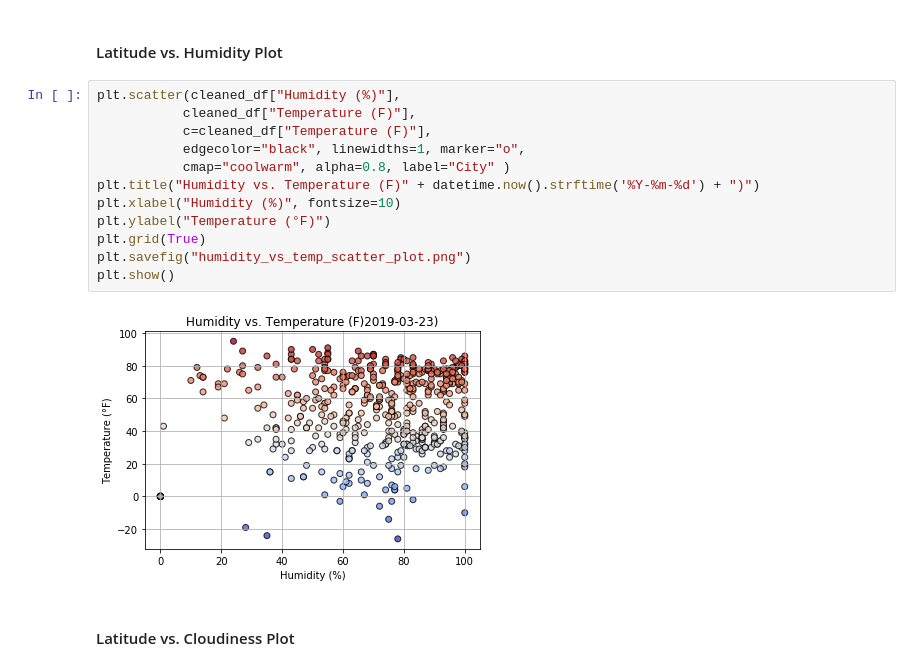
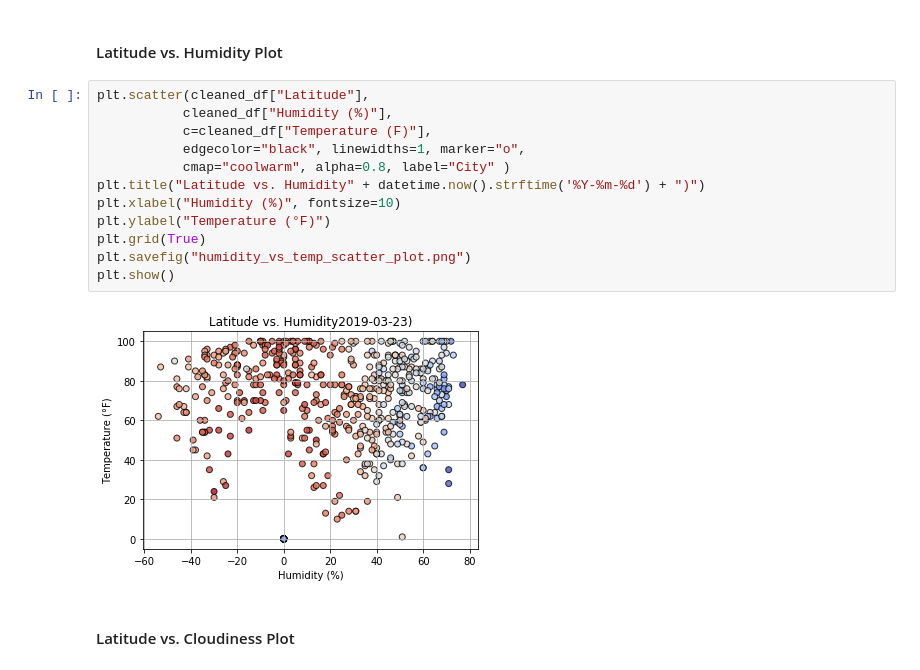
Before and after one commit to logan7734/Weatherpy_HW, a Jupyter notebook: Weatherpy_LF.ipynb, the cells around one changed output. Drawn from its saved outputs; the diff is of its cells as text.

Commit message:
fixed yet another plot

```diff
--- a/Weatherpy_LF.ipynb
+++ b/Weatherpy_LF.ipynb
@@ -177,19 +177,19 @@ plt.show()
 # %% [markdown]
 #### Latitude vs. Humidity Plot
 # %%
-plt.scatter(cleaned_df["Humidity (%)"],
-           cleaned_df["Temperature (F)"],
+plt.scatter(cleaned_df["Latitude"],
+           cleaned_df["Humidity (%)"],
            c=cleaned_df["Temperature (F)"],
            edgecolor="black", linewidths=1, marker="o",
            cmap="coolwarm", alpha=0.8, label="City" )
-plt.title("Humidity vs. Temperature (F)" + datetime.now().strftime('%Y-%m-%d') + ")")
+plt.title("Latitude vs. Humidity" + datetime.now().strftime('%Y-%m-%d') + ")")
 plt.xlabel("Humidity (%)", fontsize=10)
 plt.ylabel("Temperature (°F)")
 plt.grid(True)
 plt.savefig("humidity_vs_temp_scatter_plot.png")
 plt.show()
 # %% [output]
-[figure, old version]
+[figure, new version]
 # %% [markdown]
 #### Latitude vs. Cloudiness Plot
 # %%
```
Also changed, not shown: 1 other file.
